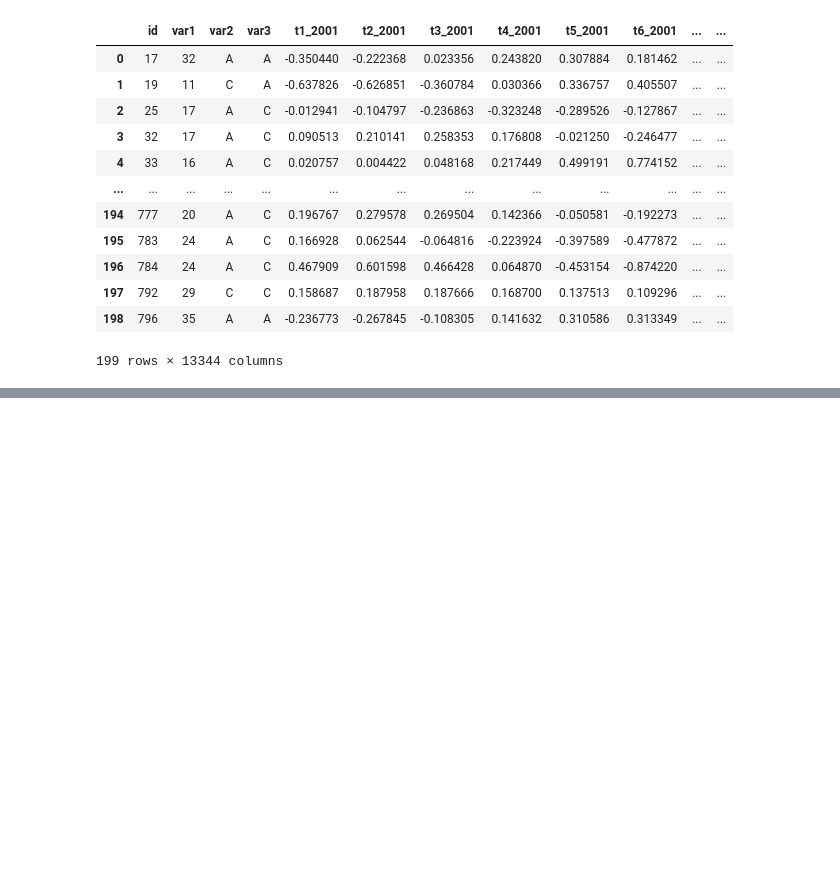
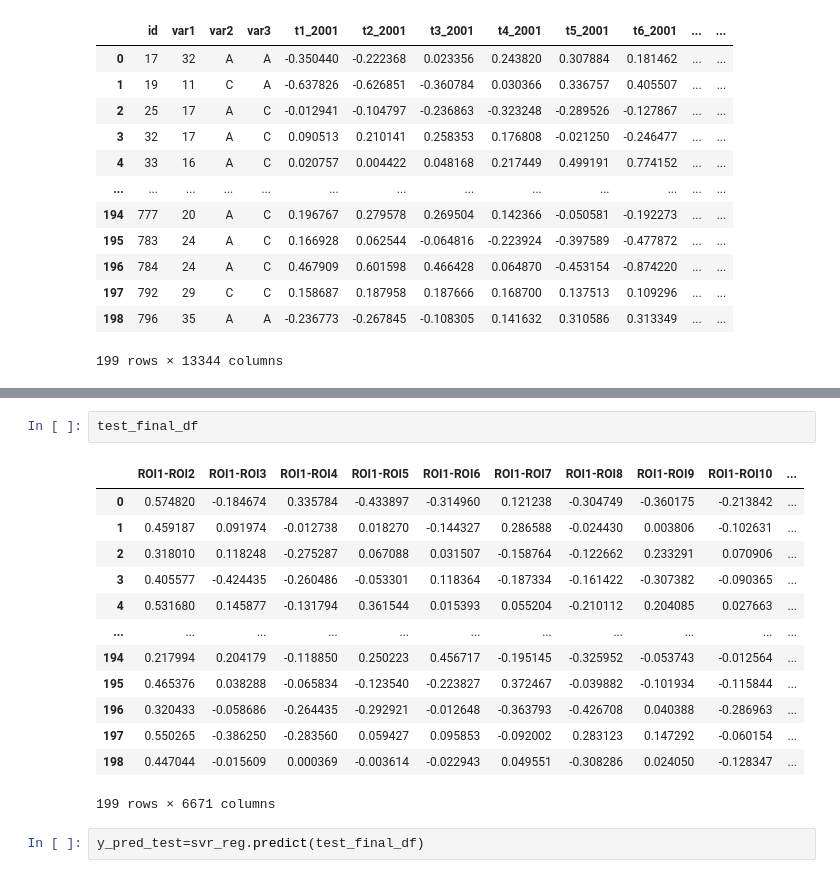
Before and after one commit to nicolac1999/SL_hacka, a Jupyter notebook: g14-nb2021.ipynb, the cells around one changed output, grey strips where cells are left out. Drawn from its saved outputs; the diff is of its cells as text; blank space fills up the shorter version.

Commit message:
prediction

```diff
--- a/g14-nb2021.ipynb
+++ b/g14-nb2021.ipynb
@@ -262,0 +304,18 @@ test_df
+# %%
+test_final_df
+# %% [output]
+|  | ROI1-ROI2 | ROI1-ROI3 | ROI1-ROI4 | ROI1-ROI5 | ROI1-ROI6 | ROI1-ROI7 | ROI1-ROI8 | ROI1-ROI9 | ROI1-ROI10 | ... |
+| 0 | 0.574820 | -0.184674 | 0.335784 | -0.433897 | -0.314960 | 0.121238 | -0.304749 | -0.360175 | -0.213842 | ... |
+| 1 | 0.459187 | 0.091974 | -0.012738 | 0.018270 | -0.144327 | 0.286588 | -0.024430 | 0.003806 | -0.102631 | ... |
+| 2 | 0.318010 | 0.118248 | -0.275287 | 0.067088 | 0.031507 | -0.158764 | -0.122662 | 0.233291 | 0.070906 | ... |
+| 3 | 0.405577 | -0.424435 | -0.260486 | -0.053301 | 0.118364 | -0.187334 | -0.161422 | -0.307382 | -0.090365 | ... |
+| 4 | 0.531680 | 0.145877 | -0.131794 | 0.361544 | 0.015393 | 0.055204 | -0.210112 | 0.204085 | 0.027663 | ... |
+| ... | ... | ... | ... | ... | ... | ... | ... | ... | ... | ... |
+| 194 | 0.217994 | 0.204179 | -0.118850 | 0.250223 | 0.456717 | -0.195145 | -0.325952 | -0.053743 | -0.012564 | ... |
+| 195 | 0.465376 | 0.038288 | -0.065834 | -0.123540 | -0.223827 | 0.372467 | -0.039882 | -0.101934 | -0.115844 | ... |
+| 196 | 0.320433 | -0.058686 | -0.264435 | -0.292921 | -0.012648 | -0.363793 | -0.426708 | 0.040388 | -0.286963 | ... |
+| 197 | 0.550265 | -0.386250 | -0.283560 | 0.059427 | 0.095853 | -0.092002 | 0.283123 | 0.147292 | -0.060154 | ... |
+| 198 | 0.447044 | -0.015609 | 0.000369 | -0.003614 | -0.022943 | 0.049551 | -0.308286 | 0.024050 | -0.128347 | ... |
+199 rows × 6671 columns
+# %%
+y_pred_test=svr_reg.predict(test_final_df)
```
Also changed, not shown: parts of 17 cells of this notebook, 1 other file.
